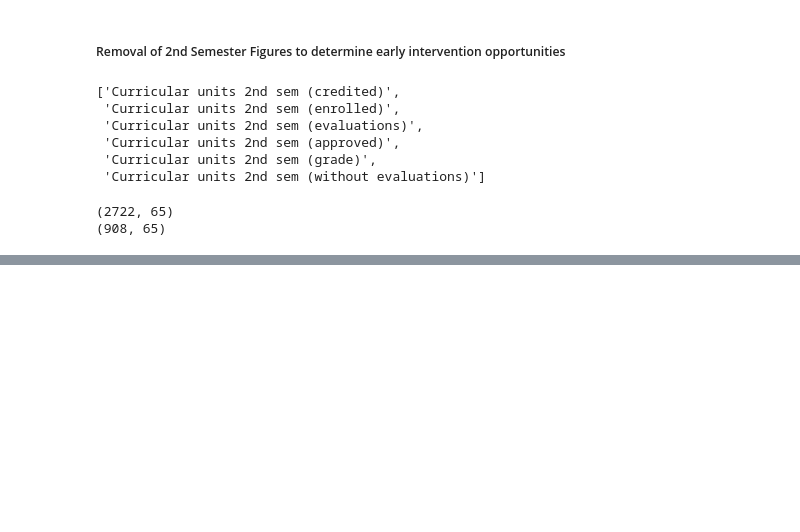
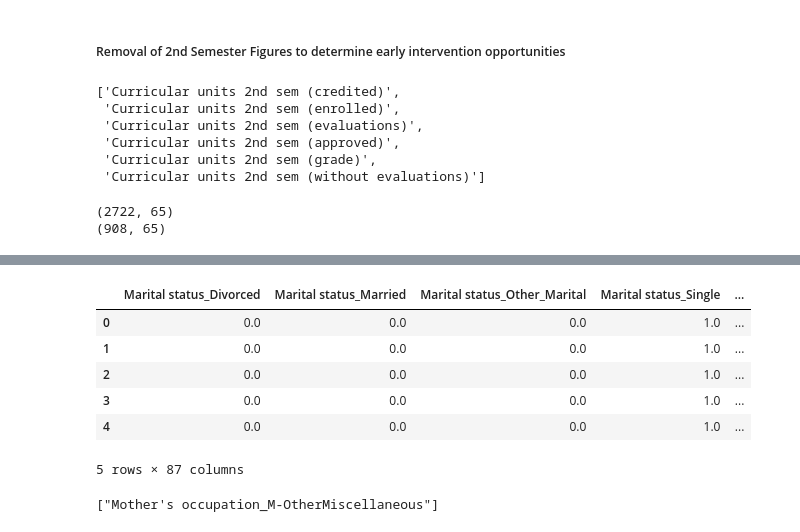
Before and after one commit to Kevin-Kwasnik/student-dropout-prediction, a Jupyter notebook: 3.DataPreparation/DataPrep.ipynb, the cells around one changed output, grey strips where cells are left out. Saved outputs shown, nothing was run; the diff lists cells and outputs as text; code cells hidden in the pictures; blank space fills up the shorter version.

```diff
--- a/3.DataPreparation/DataPrep.ipynb
+++ b/3.DataPreparation/DataPrep.ipynb
@@ -156,0 +433,27 @@ y_test.to_csv('../1.Data/TrainTest/y_test_no2.csv', index=False)
+# %%
+features = student_data_enrolled.drop('Target', axis=1)
+features_cat = features[categorical_columns]
+features_num = features.drop(categorical_columns, axis=1)
+index_features = features_cat.index
+
+
+encoder = OneHotEncoder(sparse_output=False, handle_unknown='ignore')
+features_encoded = encoder.fit_transform(features_cat)
+
+
+#Convert the encoded data into a dataframe
+features_encoded = pd.DataFrame(features_encoded, columns=encoder.get_feature_names_out())
+features_encoded.index = index_features
+
+#Concatenate the encoded data with the numerical data
+enrolled_students = pd.concat([features_encoded, features_num], axis=1)
+# %%
+enrolled_students.head()
+# %% [output]
+|  | Marital status_Divorced | Marital status_Married | Marital status_Other_Marital | Marital status_Single | ... |
+| 0 | 0.0 | 0.0 | 0.0 | 1.0 | ... |
+| 1 | 0.0 | 0.0 | 0.0 | 1.0 | ... |
+| 2 | 0.0 | 0.0 | 0.0 | 1.0 | ... |
+| 3 | 0.0 | 0.0 | 0.0 | 1.0 | ... |
+| 4 | 0.0 | 0.0 | 0.0 | 1.0 | ... |
+5 rows × 87 columns
@@ -156,0 +462,4 @@ y_test.to_csv('../1.Data/TrainTest/y_test_no2.csv', index=False)
+# %%
+different_columns
+# %% [output]
+["Mother's occupation_M-OtherMiscellaneous"]
```
Also changed, not shown: parts of 8 cells of this notebook, 2 other files.
